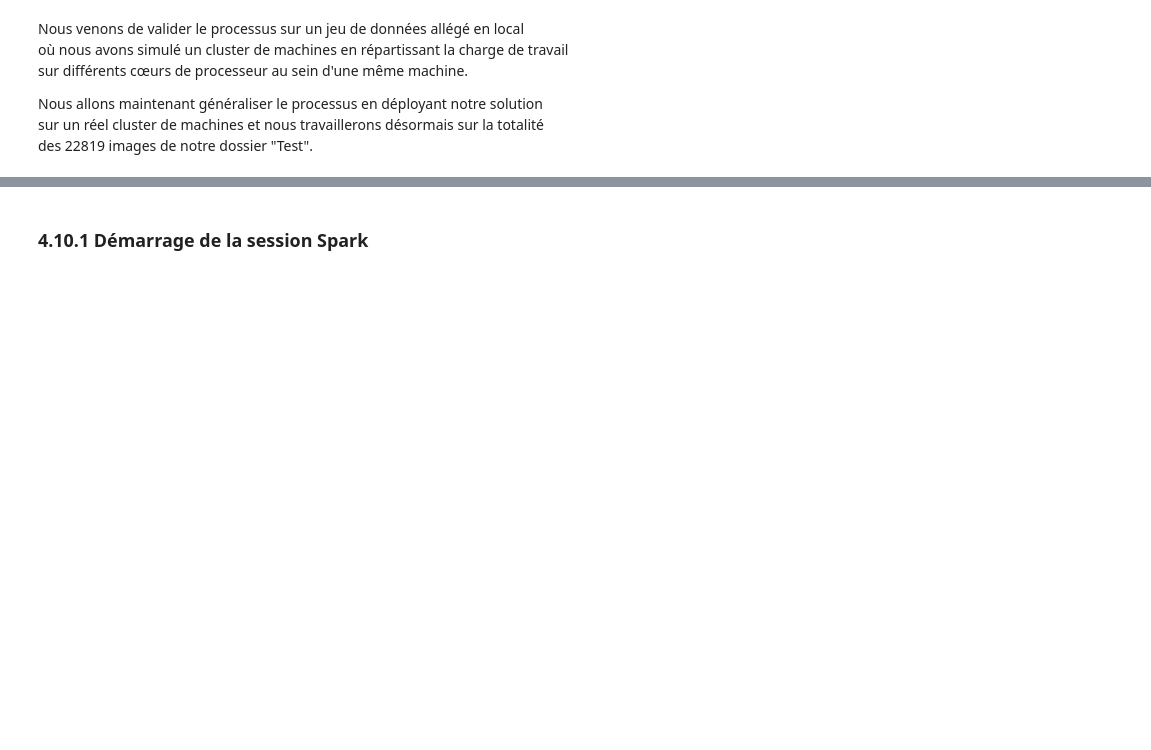
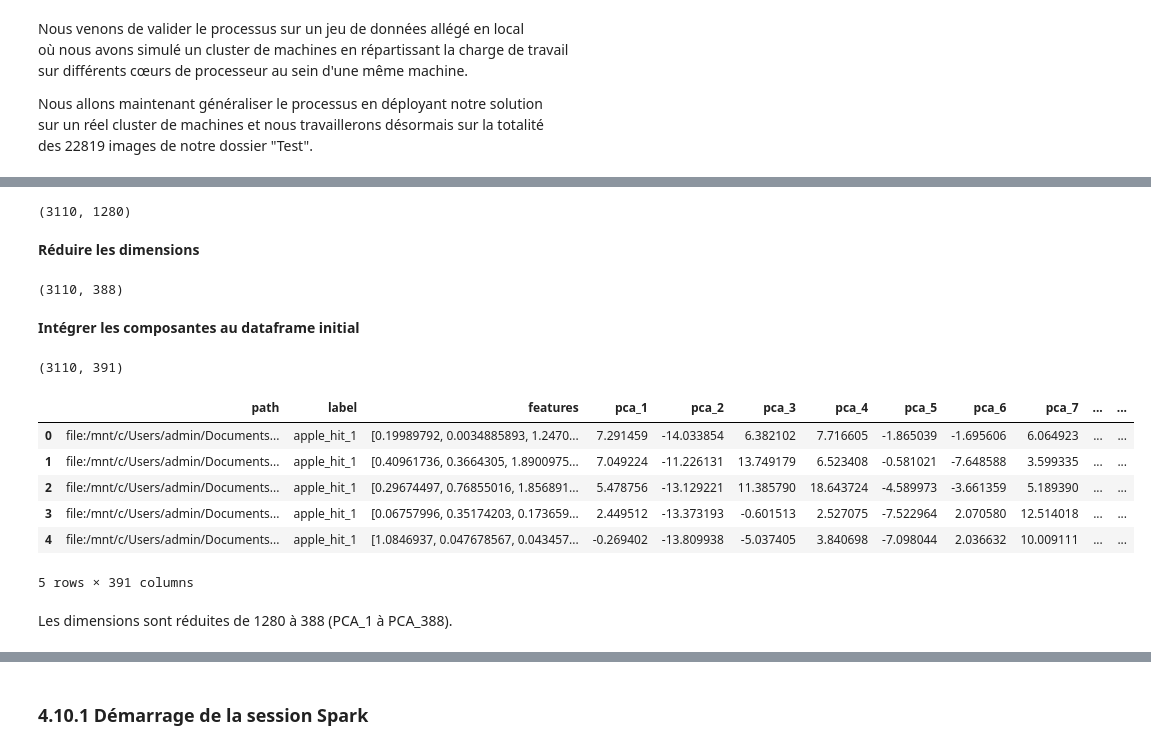
Before and after one commit to ludovic-source/Data_scientist_formation, a Jupyter notebook: projet_9/P8_Mode_opératoire/P8_Mode_ope╠üratoire/Projet_9_notebook_version_linux.ipynb, the cells around one changed output, grey strips where cells are left out. Saved outputs shown, nothing was run; the diff lists cells and outputs as text; code cells hidden in the pictures; blank space fills up the shorter version.

```diff
--- a/projet_9/P8_Mode_opératoire/P8_Mode_ope╠üratoire/Projet_9_notebook_version_linux.ipynb
+++ b/projet_9/P8_Mode_opératoire/P8_Mode_ope╠üratoire/Projet_9_notebook_version_linux.ipynb
@@ -686,0 +675,2 @@ des 22819 images de notre dossier "Test".
+# %%
+X = np.array(df['features'].tolist())
@@ -687,3 +679,38 @@ des 22819 images de notre dossier "Test".
+# %%
+scaler = StandardScaler()
+X_scaled = scaler.fit_transform(X)
+X_scaled.shape
+# %% [output]
+(3110, 1280)
+# %% [markdown]
+**Réduire les dimensions**
+# %%
+pca = PCA(n_components=0.95)
+X_pca = pca.fit_transform(X_scaled)
+X_pca.shape
+# %% [output]
+(3110, 388)
+# %% [markdown]
+**Intégrer les composantes au dataframe initial**
+# %%
+df_pca = pd.DataFrame(X_pca, columns=[f'pca_{i+1}' for i in range(X_pca.shape[1])])
+df_final = pd.concat([df.reset_index(drop=True), df_pca], axis=1)
+# %%
+df_final.shape
+# %% [output]
+(3110, 391)
+# %%
+df_final.head()
+# %% [output]
+|  | path | label | features | pca_1 | pca_2 | pca_3 | pca_4 | pca_5 | pca_6 | pca_7 | ... | ... |
+| 0 | file:/mnt/c/Users/admin/Documents... | apple_hit_1 | [0.19989792, 0.0034885893, 1.2470... | 7.291459 | -14.033854 | 6.382102 | 7.716605 | -1.865039 | -1.695606 | 6.064923 | ... | ... |
+| 1 | file:/mnt/c/Users/admin/Documents... | apple_hit_1 | [0.40961736, 0.3664305, 1.8900975... | 7.049224 | -11.226131 | 13.749179 | 6.523408 | -0.581021 | -7.648588 | 3.599335 | ... | ... |
+| 2 | file:/mnt/c/Users/admin/Documents... | apple_hit_1 | [0.29674497, 0.76855016, 1.856891... | 5.478756 | -13.129221 | 11.385790 | 18.643724 | -4.589973 | -3.661359 | 5.189390 | ... | ... |
+| 3 | file:/mnt/c/Users/admin/Documents... | apple_hit_1 | [0.06757996, 0.35174203, 0.173659... | 2.449512 | -13.373193 | -0.601513 | 2.527075 | -7.522964 | 2.070580 | 12.514018 | ... | ... |
+| 4 | file:/mnt/c/Users/admin/Documents... | apple_hit_1 | [1.0846937, 0.047678567, 0.043457... | -0.269402 | -13.809938 | -5.037405 | 3.840698 | -7.098044 | 2.036632 | 10.009111 | ... | ... |
+5 rows × 391 columns
+# %% [markdown]
+Les dimensions sont réduites de 1280 à 388 (PCA_1 à PCA_388).
 # %% [markdown]
 # 4. Déploiement de la solution sur le cloud
 
```
Also changed, not shown: parts of 8 cells of this notebook.
